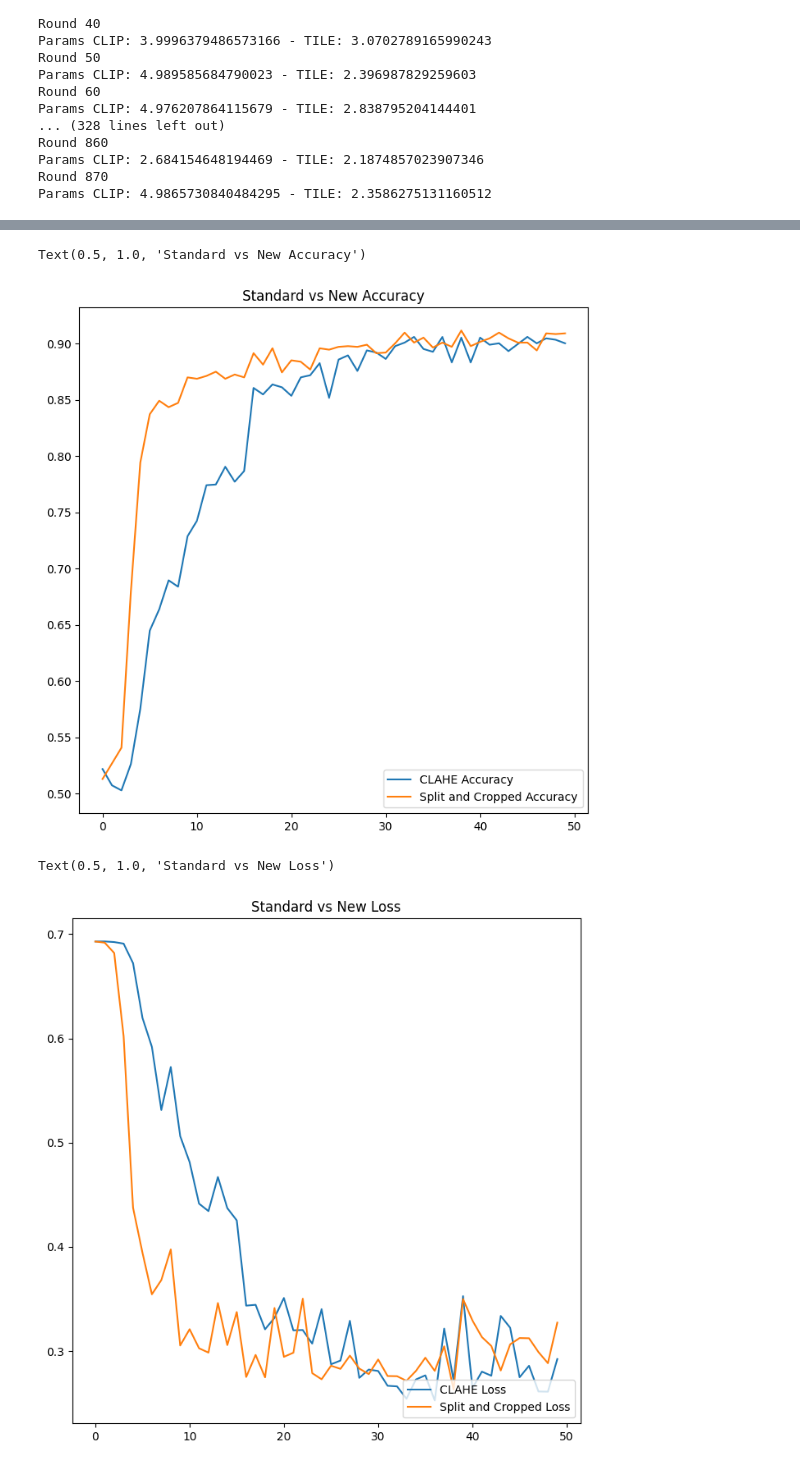
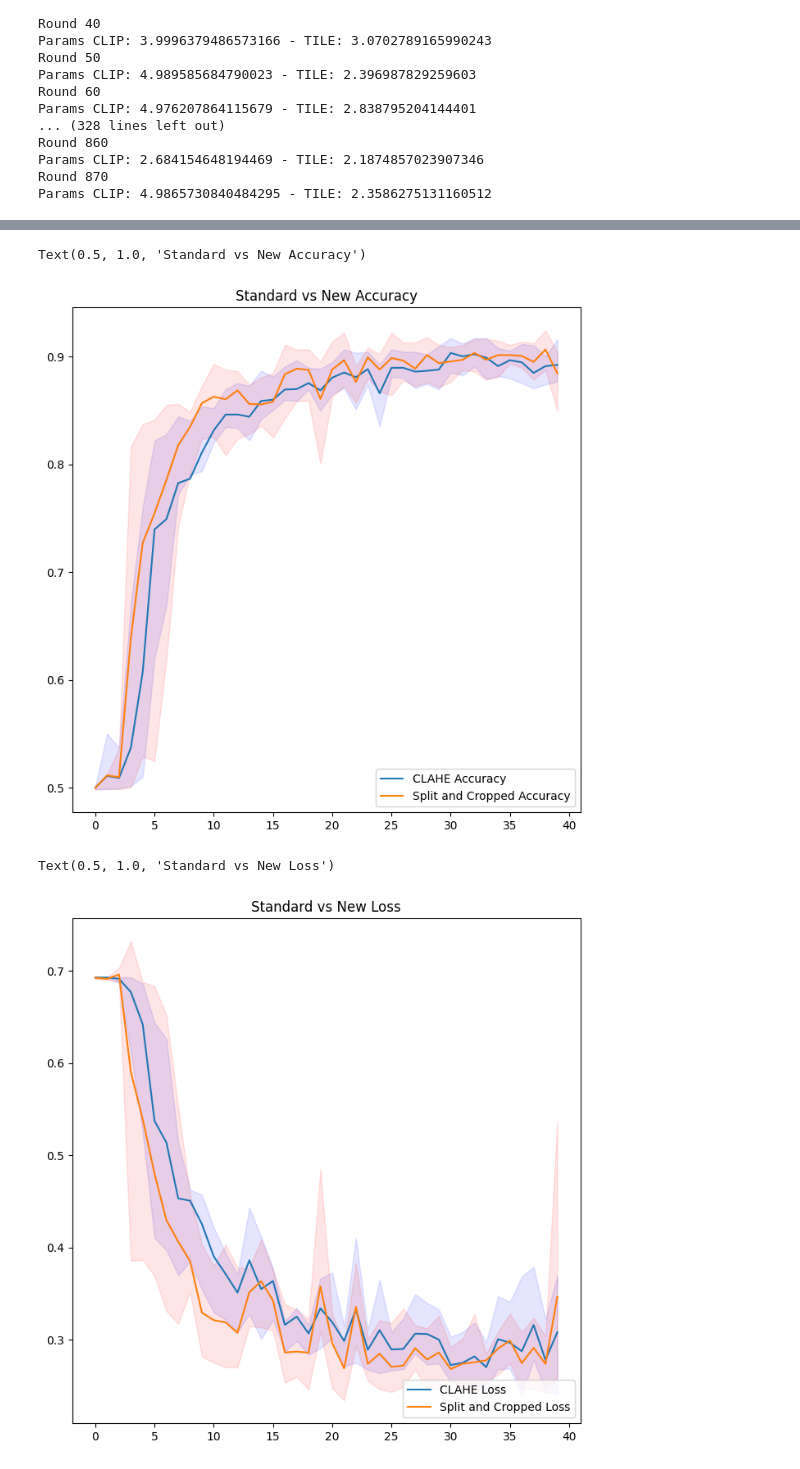
Before and after one commit to reubenchung/COMPSCI760-DEEPFAKE-PROJECT, a Jupyter notebook: Final.ipynb, the cells around one changed output, grey strips where cells are left out. Drawn from its saved outputs; the diff is of its cells as text; code cells hidden in the pictures.

```diff
--- a/Final.ipynb
+++ b/Final.ipynb
@@ -301,7 +301,7 @@ def get_datasets(data_dir):
 def evaluate(directory):
     train_ds, val_ds = get_datasets(directory)
     model = get_model()
-    epochs = 50
+    epochs = 40
     history = model.fit(
       train_ds,
       validation_data=val_ds,
@@ -513,3 +396,8 @@ clahe_accs = []
 clahe_losses = []
 splitc_accs = []
 splitc_losses = []
+# %%
+clahe_accs = list(np.load("np_clahe_accs.npy"))
+clahe_losses =list(np.load("np_clahe_losses.npy"))
+splitc_accs = list(np.load("np_splitc_accs.npy"))
+splitc_losses = list(np.load("np_splitc_losses.npy"))
@@ -573,8 +485,24 @@ Average Loss: 0.25592821538448335
 # %%
+def calc_percentiles(lis):
+    count = len(lis[0])
+    lowP = []
+    highP = []
+    for i in range(count):
+        curL = []
+        for j in range(1,len(lis)):
+            curL.append(lis[j][i])
+        npL = np.array(curL)
+        lowP.append(np.percentile(npL,5))
+        highP.append(np.percentile(npL,95))
+    return highP, lowP
+
 mergedClaheAcc = np.array(clahe_accs[0])
 for i in range(1,len(clahe_accs)):
     mergedClaheAcc += np.array(clahe_accs[i])
 mergedClaheAcc /= len(clahe_accs)
+
+mergedClaheAccHigh, mergedClaheAccLow = calc_percentiles(clahe_accs)
+mergedClaheLossHigh, mergedClaheLossLow = calc_percentiles(clahe_losses)
 
 mergedClaheLoss = np.array(clahe_losses[0])
 for i in range(1,len(clahe_losses)):
@@ -586,6 +514,9 @@ for i in range(1,len(splitc_accs)):
     splitcAcc += np.array(splitc_accs[i])
 splitcAcc /= len(splitc_accs)
 
+splitcAccHigh, splitcAccLow = calc_percentiles(splitc_accs)
+splitcLossHigh, splitcLossLow = calc_percentiles(splitc_losses)
+
 splitcLoss = np.array(splitc_losses[0])
 for i in range(1,len(splitc_losses)):
     splitcLoss += np.array(splitc_losses[i])
@@ -593,20 +524,26 @@ splitcLoss /= len(splitc_losses)
 # %%
 epochs_range = range(len(clahe_accs[0]))
 plt.figure(figsize=(8, 8))
+#plt.plot(epochs_range, mergedClaheAcc, label='CLAHE Accuracy')
+# plt.plot(epochs_range, mergedClaheAccLow, label='CLAHE Accuracy Low')
+plt.fill_between(epochs_range, mergedClaheAccLow, mergedClaheAccHigh, color='b', alpha=.1)
+plt.fill_between(epochs_range, splitcAccLow, splitcAccHigh, color='r', alpha=.1)
 plt.plot(epochs_range, mergedClaheAcc, label='CLAHE Accuracy')
 plt.plot(epochs_range, splitcAcc, label='Split and Cropped Accuracy')
 plt.legend(loc='lower right')
 plt.title('Standard vs New Accuracy')
 # %% [output]
 Text(0.5, 1.0, 'Standard vs New Accuracy')
-[figure, old version]
+[figure, new version]
 # %%
 epochs_range = range(len(clahe_accs[0]))
 plt.figure(figsize=(8, 8))
+plt.fill_between(epochs_range, mergedClaheLossLow, mergedClaheLossHigh, color='b', alpha=.1)
+plt.fill_between(epochs_range, splitcLossLow, splitcLossHigh, color='r', alpha=.1)
 plt.plot(epochs_range, mergedClaheLoss, label='CLAHE Loss')
 plt.plot(epochs_range, splitcLoss, label='Split and Cropped Loss')
 plt.legend(loc='lower right')
 plt.title('Standard vs New Loss')
 # %% [output]
 Text(0.5, 1.0, 'Standard vs New Loss')
-[figure, old version]
+[figure, new version]
```
Also changed, not shown: parts of 11 cells of this notebook.
